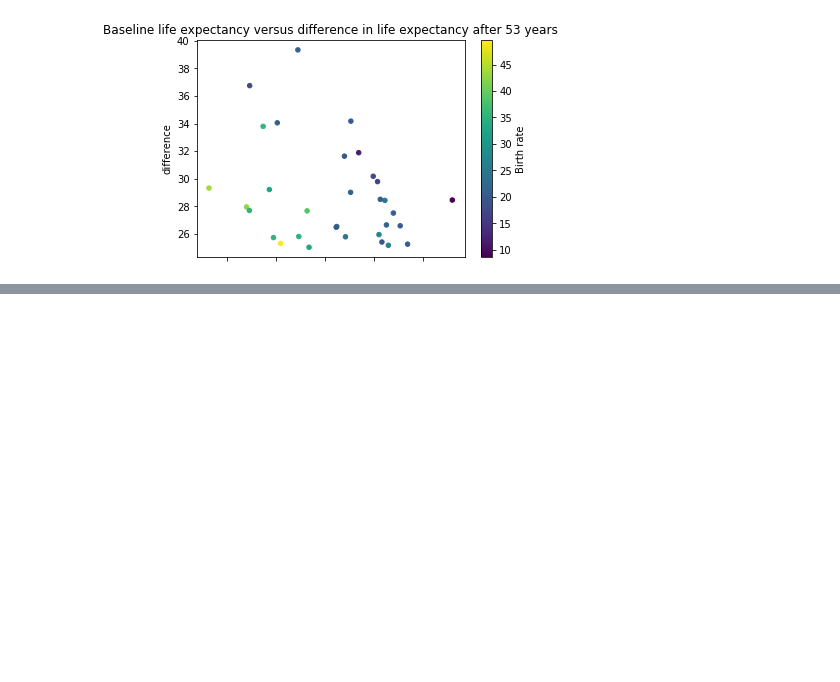
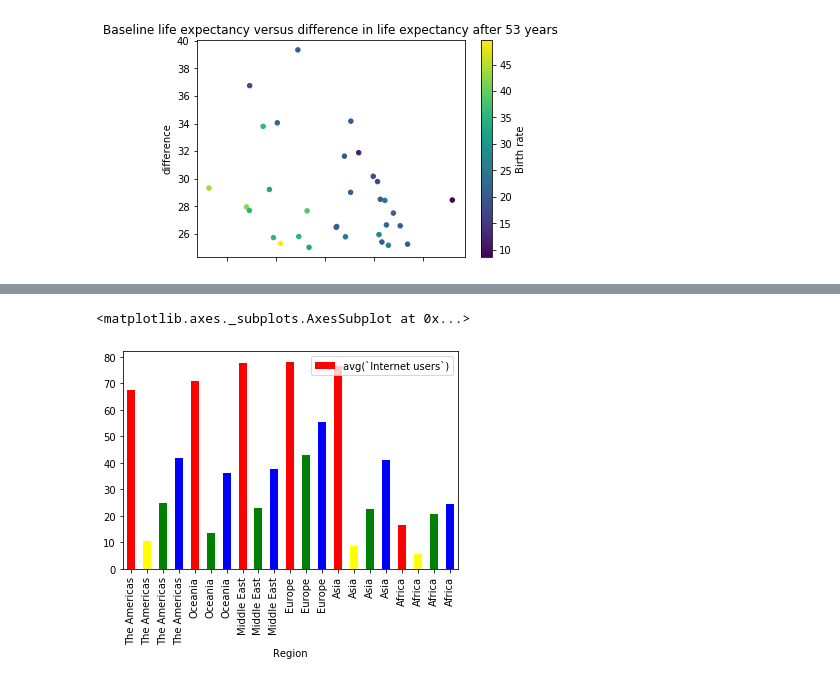
Before and after one commit to robiscuits/fun, a Jupyter notebook: Demographic.ipynb, the cells around one changed output, grey strips where cells are left out. Drawn from its saved outputs; the diff is of its cells as text; code cells hidden in the pictures; blank space fills up the shorter version.

```diff
--- a/Demographic.ipynb
+++ b/Demographic.ipynb
@@ -164,0 +214,8 @@ correlation = -0.7169085872824063
+# %%
+intr = qry("""
+SELECT `Income Group`, Region, avg(`Internet users`)
+FROM COUNTRIES
+GROUP BY `Income Group`, Region
+ORDER BY Region DESC
+""")
+intr
@@ -164,0 +240,7 @@ correlation = -0.7169085872824063
+# %%
+colors = {"High income": "red", "Upper middle income": "blue", 'Lower middle income': "green", "Low income": "yellow"}
+#ax = plt.bar(list(intr["Region"]), list(intr["avg(`Internet users`)"]), color = intr["Income Group"].apply(lambda x: colors[x]))
+intr.plot.bar("Region", "avg(`Internet users`)", color = intr["Income Group"].apply(lambda x: colors[x]))
+# %% [output]
+<matplotlib.axes._subplots.AxesSubplot at 0x...>
+[figure, added]
```
Also changed, not shown: parts of 8 cells of this notebook.
